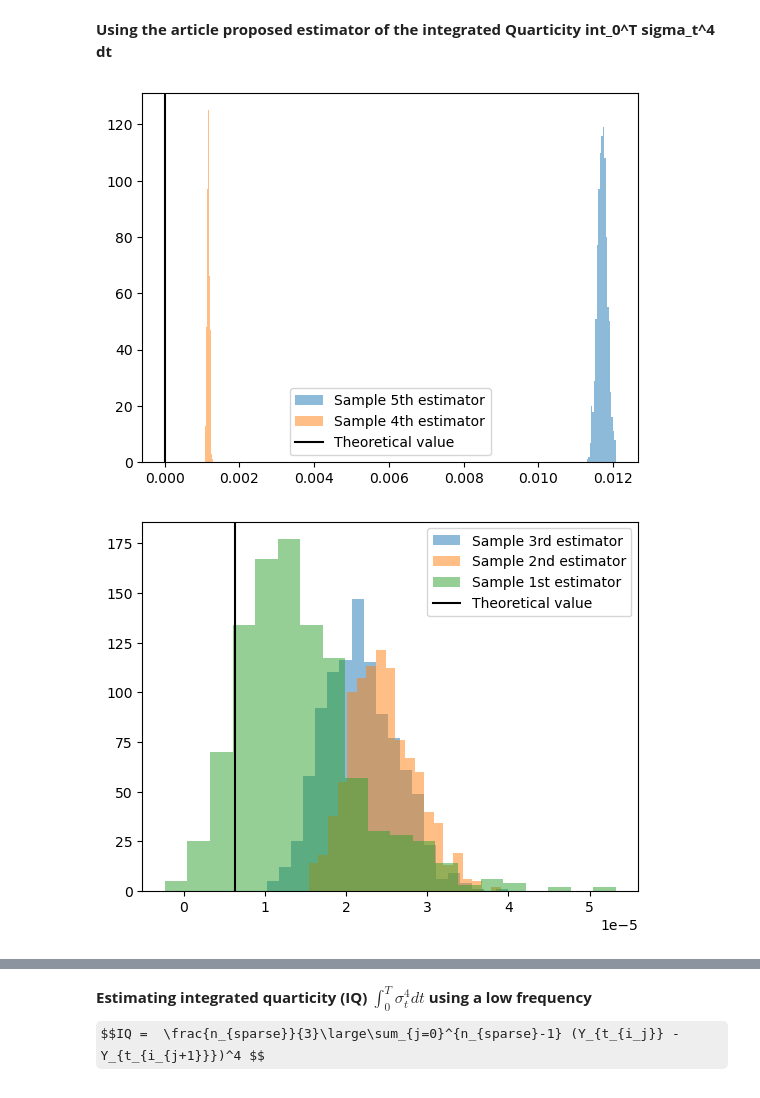
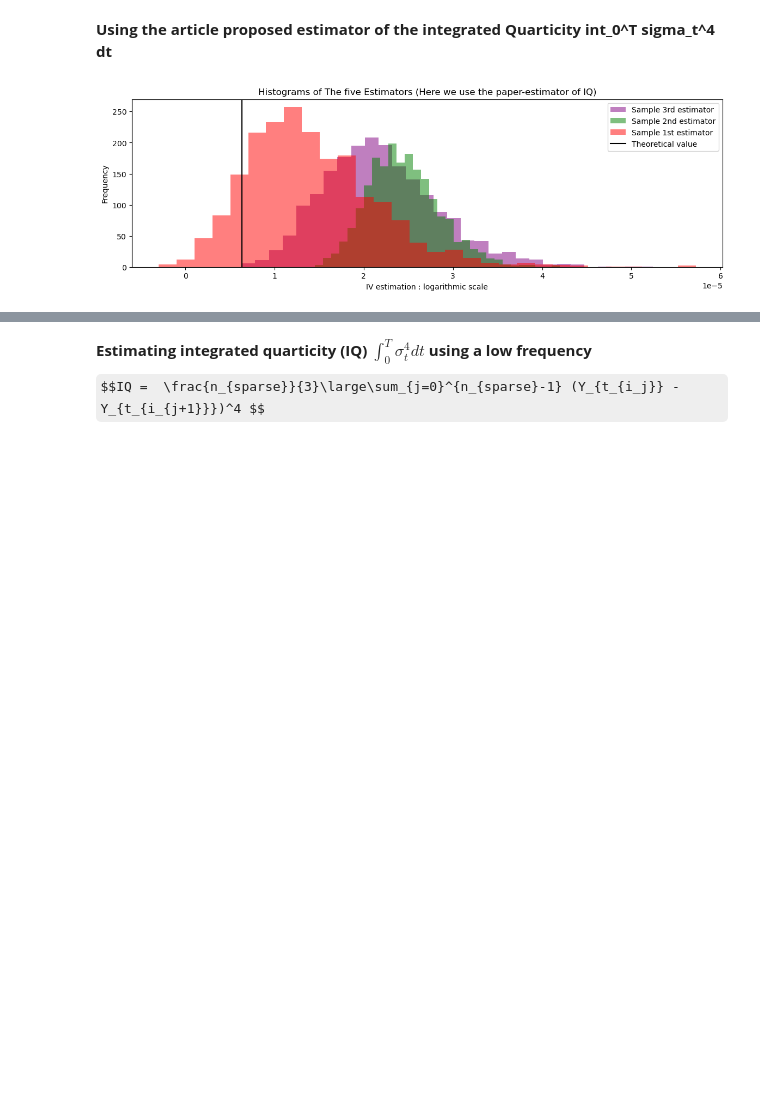
Before and after one commit to nicolassinott/HFT, a Jupyter notebook: notebooks/Integrated_volatility/monte_carlo.ipynb, the cells around one changed output, grey strips where cells are left out. Saved outputs shown, nothing was run; the diff lists cells and outputs as text; code cells hidden in the pictures; some formulas as TeX source; blank space fills up the shorter version.

```diff
--- a/notebooks/Integrated_volatility/monte_carlo.ipynb
+++ b/notebooks/Integrated_volatility/monte_carlo.ipynb
@@ -22,7 +22,7 @@ Nsec = int(6.5 * 3600)
 dt = T / Nsec
 
 # Setting number of simulations
-N_simulations = 1000
+N_simulations = 2000
 # %% [markdown]
 # Heston's volatility model
 # %% [markdown]
@@ -68,7 +68,7 @@ def get_Y(X: np.array) -> np.array:
     ''' Returns the Y with the noise from market microstructure
     '''
     nrows, ncols = X.shape
-    noise = np.random.normal(0, 0.0005, (nrows, ncols))
+    noise = np.random.normal(0, 5*1e-4, (nrows, ncols))
     return X + noise
 
 Y = get_Y(X)
@@ -417,31 +423,33 @@ plt.show()
 **Using the article proposed estimator of the integrated Quarticity int_0^T sigma_t^4 dt**
 # %%
 Y = get_Y(X)
-estimated_vol4 = estimation_vol4(Y) ## Using the article estimator of int_0_T sigma ** 4
+#estimated_vol4 = estimation_vol4(Y) ## Using the article estimator of int_0_T sigma ** 4
 
-fifth_vol_estimator_bs = fifth_best_estimator(Y)
-fourth_vol_estimator_bs = fourth_best_estimator(Y, Nsec//10)
-third_vol_estimator_bs = third_best_estimator(Y)
-second_vol_estimator_bs = second_best_estimator(Y, True, K=np.NAN)
-first_vol_estimator_bs = first_best_estimator(Y)
+# fifth_vol_estimator_bs = fifth_best_estimator(Y)
+# fourth_vol_estimator_bs = fourth_best_estimator(Y, Nsec//10)
+# third_vol_estimator_bs = third_best_estimator(Y)
+# second_vol_estimator_bs = second_best_estimator(Y, True, K=np.NAN)
+# first_vol_estimator_bs = first_best_estimator(Y)
 # %%
+estimators = [fifth_vol_estimator_bs, fourth_vol_estimator_bs, third_vol_estimator_bs, second_vol_estimator_bs, first_vol_estimator_bs]
 Labels = ['Sample 5th estimator', 'Sample 4th estimator', 'Sample 3rd estimator','Sample 2nd estimator','Sample 1st estimator']
-estimators = [fifth_vol_estimator_bs, fourth_vol_estimator_bs, third_vol_estimator_bs, second_vol_estimator_bs, first_vol_estimator_bs]
+colors = ['blue', 'green', 'purple', 'green', 'red']
+# Plotting the histograms
+plt.figure(figsize=(14, 4))
 
-for k in range(2) :
-    plt.hist(estimators[k], bins = 20, label = Labels[k], alpha = 0.5)
+for k in range(2, 5):
+    plt.hist(estimators[k], bins = 30, label = Labels[k], alpha = 0.5, color=colors[k])
+
 plt.axvline(theoretical_integrated_vol, label = 'Theoretical value', color = 'black')
+
 plt.legend()
+plt.xscale('linear')
+plt.title('Histograms of The five Estimators (Here we use the paper-estimator of IQ)')
+plt.xlabel('IV estimation : logarithmic scale')
+plt.ylabel('Frequency')
 plt.show()
-
-for k in range(2, 5) :
-    plt.hist(estimators[k], bins = 20, label = Labels[k], alpha = 0.5)
-plt.axvline(theoretical_integrated_vol, label = 'Theoretical value', color = 'black')
-plt.legend()
-plt.show()
 # %% [output]
-[figure, old version]
+[figure, new version]
-[figure, removed]
 # %%
 real_vol4 = sigma**4 * T * np.ones(N_simulations)
 
```
Also changed, not shown: parts of 13 cells of this notebook, 4 other files.
